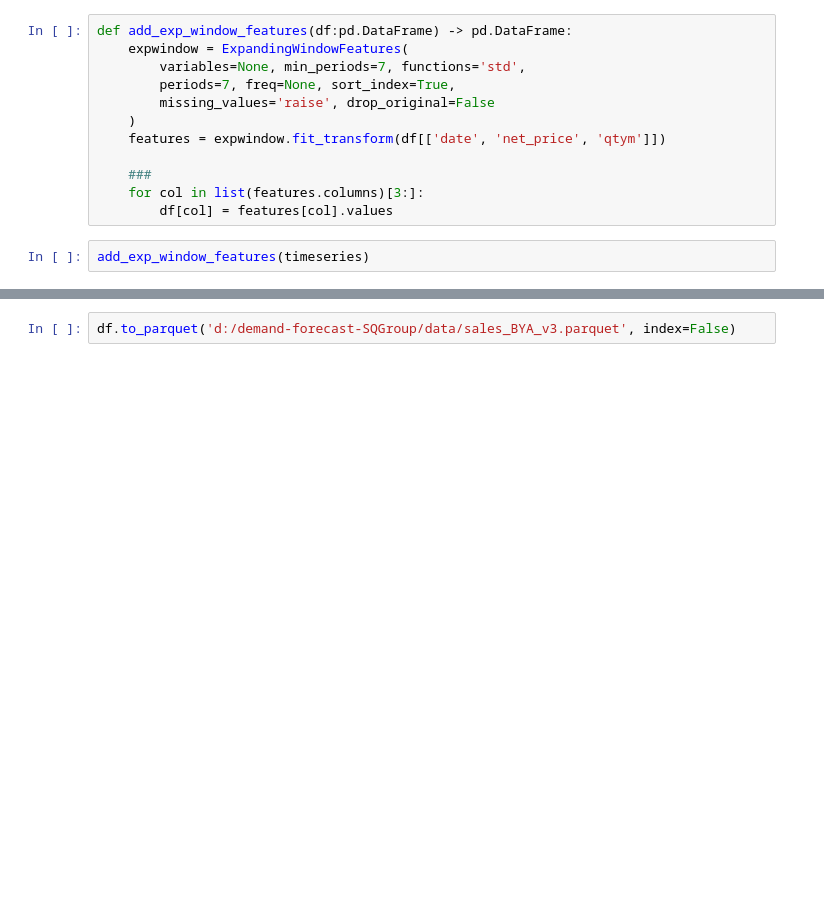
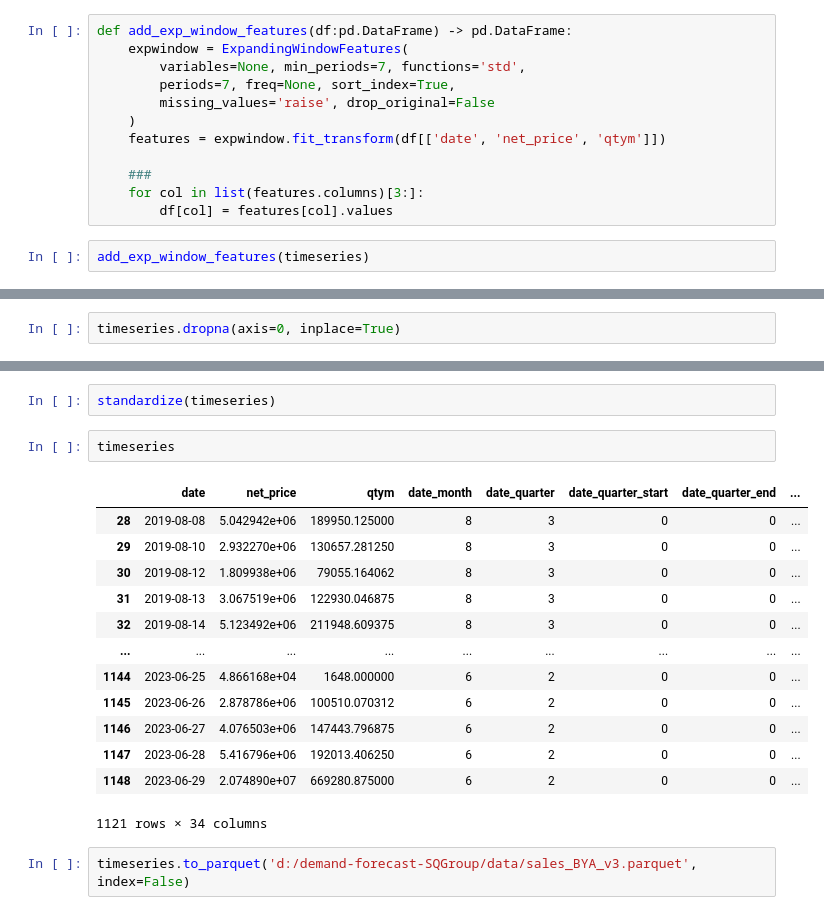
Before and after one commit to Maruf2309/demand-forecast-SQGroup, a Jupyter notebook: notebooks/b_PreProcess/e_featureEngineering.ipynb, the cells around one changed output, grey strips where cells are left out. Drawn from its saved outputs; the diff is of its cells as text; blank space fills up the shorter version.

```diff
--- a/notebooks/b_PreProcess/e_featureEngineering.ipynb
+++ b/notebooks/b_PreProcess/e_featureEngineering.ipynb
@@ -287,3 +287,5 @@ timeseries.head().T
 | qtym_window_7_median | NaN | NaN | NaN | NaN | NaN |
 | net_price_expanding_std | NaN | NaN | NaN | NaN | NaN |
 | qtym_expanding_std | NaN | NaN | NaN | NaN | NaN |
+# %%
+timeseries.dropna(axis=0, inplace=True)
@@ -290,2 +377,20 @@ timeseries.head().T
+# %%
+standardize(timeseries)
+# %%
+timeseries
+# %% [output]
+|  | date | net_price | qtym | date_month | date_quarter | date_quarter_start | date_quarter_end | ... |
+| 28 | 2019-08-08 | 5.042942e+06 | 189950.125000 | 8 | 3 | 0 | 0 | ... |
+| 29 | 2019-08-10 | 2.932270e+06 | 130657.281250 | 8 | 3 | 0 | 0 | ... |
+| 30 | 2019-08-12 | 1.809938e+06 | 79055.164062 | 8 | 3 | 0 | 0 | ... |
+| 31 | 2019-08-13 | 3.067519e+06 | 122930.046875 | 8 | 3 | 0 | 0 | ... |
+| 32 | 2019-08-14 | 5.123492e+06 | 211948.609375 | 8 | 3 | 0 | 0 | ... |
+| ... | ... | ... | ... | ... | ... | ... | ... | ... |
+| 1144 | 2023-06-25 | 4.866168e+04 | 1648.000000 | 6 | 2 | 0 | 0 | ... |
+| 1145 | 2023-06-26 | 2.878786e+06 | 100510.070312 | 6 | 2 | 0 | 0 | ... |
+| 1146 | 2023-06-27 | 4.076503e+06 | 147443.796875 | 6 | 2 | 0 | 0 | ... |
+| 1147 | 2023-06-28 | 5.416796e+06 | 192013.406250 | 6 | 2 | 0 | 0 | ... |
+| 1148 | 2023-06-29 | 2.074890e+07 | 669280.875000 | 6 | 2 | 0 | 0 | ... |
+1121 rows × 34 columns
 # %%
-df.to_parquet('d:/demand-forecast-SQGroup/data/sales_BYA_v3.parquet', index=False)
+timeseries.to_parquet('d:/demand-forecast-SQGroup/data/sales_BYA_v3.parquet', index=False)
```
Also changed, not shown: parts of 6 cells of this notebook.
